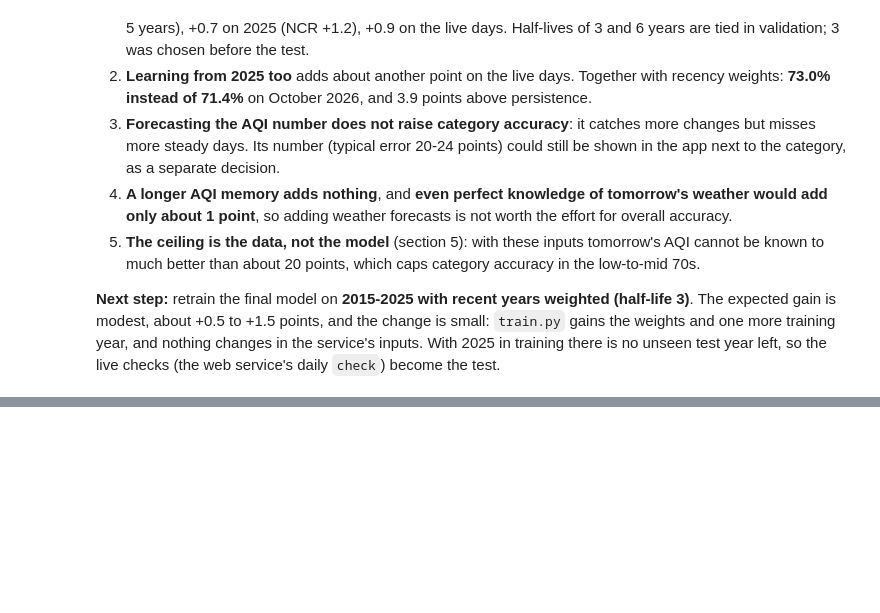
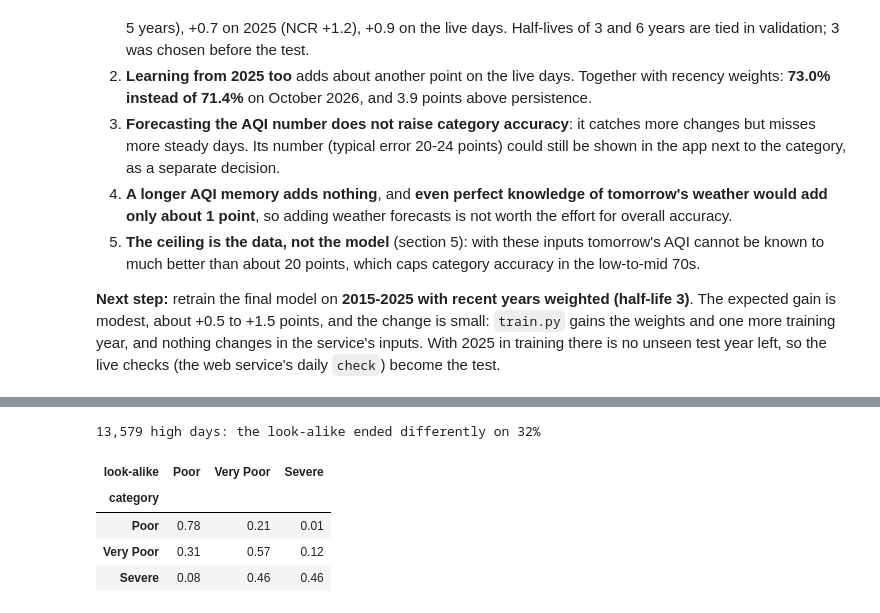
Before and after one commit to shohbitgupta/aqi_forcasting, a Jupyter notebook: experiments/accuracy_experiments.ipynb, the cells around one changed output, grey strips where cells are left out. Cells and saved outputs as stored; diff of their text form; code cells hidden in the pictures; blank space fills up the shorter version.

```diff
--- a/experiments/accuracy_experiments.ipynb
+++ b/experiments/accuracy_experiments.ipynb
@@ -320,0 +352,23 @@ perfect_weather     0.724       0.011           0.343           0.902
+# %%
+from sklearn.neighbors import NearestNeighbors
+from sklearn.preprocessing import StandardScaler
+
+numeric = [f for f in T.FEATURES if f != 'city']
+pairs = []
+for city, g in df[df[T.TARGET].astype(str).isin(HIGH)].groupby('city'):
+    if len(g) < 30:
+        continue
+    X = StandardScaler().fit_transform(g[numeric])
+    _, idx = NearestNeighbors(n_neighbors=2).fit(X).kneighbors(X)          # [0] is the day itself
+    label = g[T.TARGET].astype(str).to_numpy()
+    pairs.append(pd.DataFrame({'category': label, 'look-alike': label[idx[:, 1]]}))
+pairs = pd.concat(pairs, ignore_index=True)
+print(f'{len(pairs):,} high days: the look-alike ended differently on {(pairs["category"] != pairs["look-alike"]).mean():.0%}')
+pd.crosstab(pairs['category'], pairs['look-alike'], normalize='index').reindex(index=HIGH, columns=HIGH).round(2)
+# %% [output]
+13,579 high days: the look-alike ended differently on 32%
+| look-alike | Poor | Very Poor | Severe |
+| category |  |  |  |
+| Poor | 0.78 | 0.21 | 0.01 |
+| Very Poor | 0.31 | 0.57 | 0.12 |
+| Severe | 0.08 | 0.46 | 0.46 |
```
Also changed, not shown: parts of 11 cells of this notebook, 3 other files.
